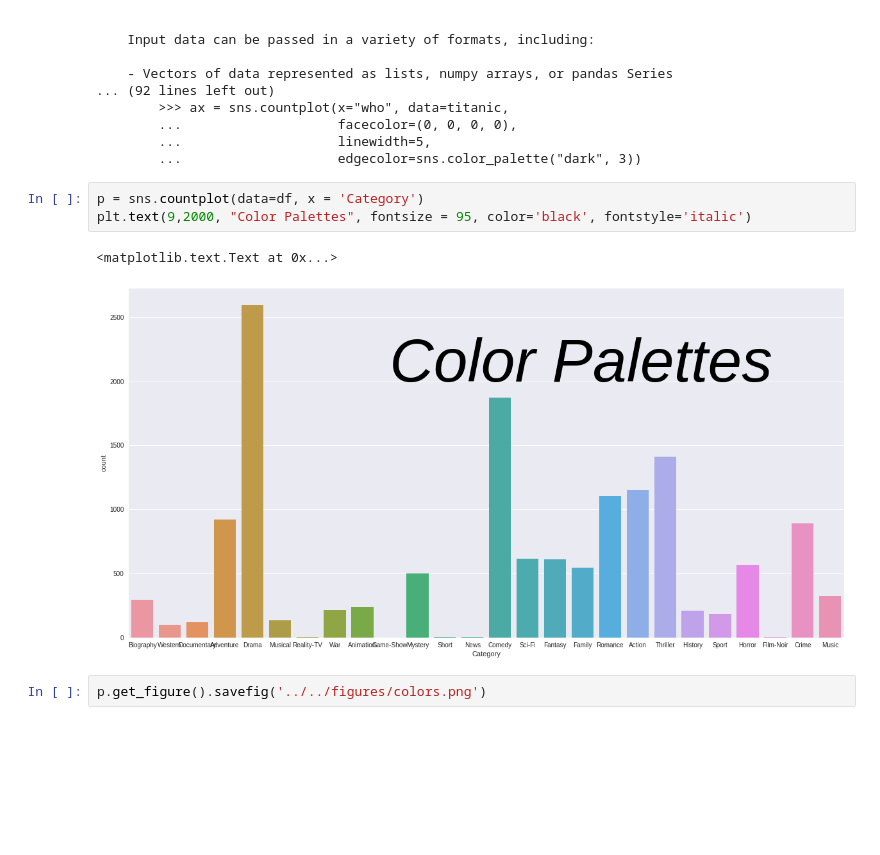
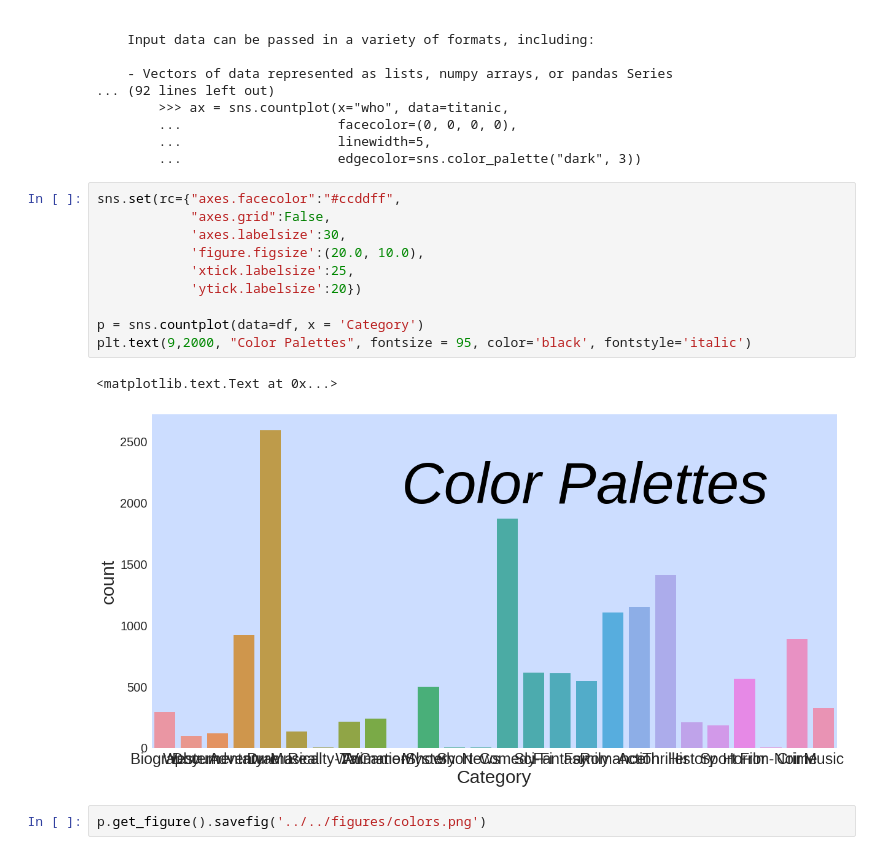
Before and after one commit to apryor6/apryor6.github.io, a Jupyter notebook: visualizations/seaborn/notebooks/colors.ipynb, the cells around one changed output. Drawn from its saved outputs; the diff is of its cells as text; blank space fills up the shorter version.

```diff
--- a/visualizations/seaborn/notebooks/colors.ipynb
+++ b/visualizations/seaborn/notebooks/colors.ipynb
@@ -203,10 +203,17 @@ countplot(x=None, y=None, hue=None, data=None, order=None, hue_order=None, orien
         ...                    linewidth=5,
         ...                    edgecolor=sns.color_palette("dark", 3))
 # %%
+sns.set(rc={"axes.facecolor":"#ccddff",
+            "axes.grid":False,
+            'axes.labelsize':30,
+            'figure.figsize':(20.0, 10.0),
+            'xtick.labelsize':25,
+            'ytick.labelsize':20})
+
 p = sns.countplot(data=df, x = 'Category')
 plt.text(9,2000, "Color Palettes", fontsize = 95, color='black', fontstyle='italic')
 # %% [output]
 <matplotlib.text.Text at 0x...>
-[figure, old version]
+[figure, new version]
 # %%
 p.get_figure().savefig('../../figures/colors.png')
```
Also changed, not shown: parts of 12 cells of this notebook, 40 other files.
